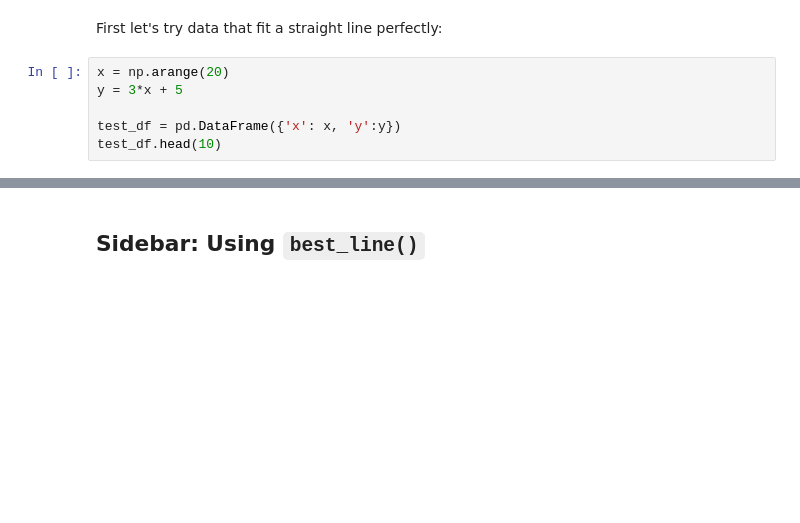
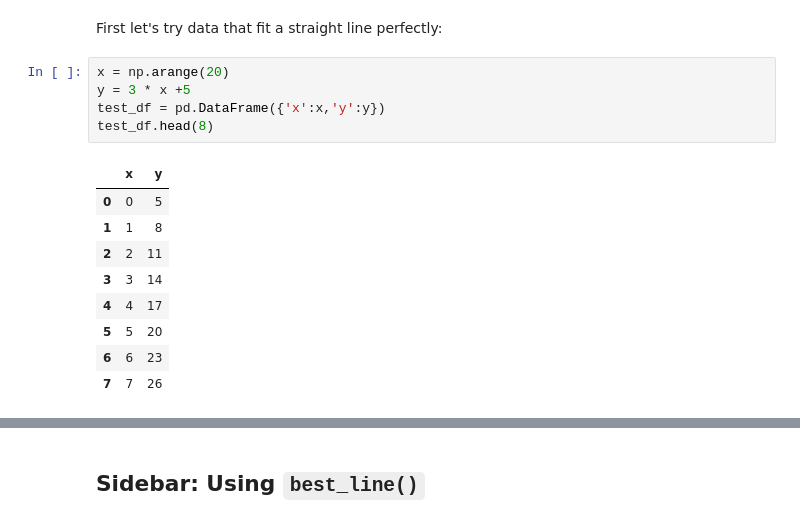
Before and after one commit to GraceMwende/PHASE_2-MS_DS, a Jupyter notebook: Flatiron/week5/simple_linear_regression(flex).ipynb, the cells around one changed output, grey strips where cells are left out. Cells and saved outputs as stored; diff of their text form; blank space fills up the shorter version.

```diff
--- a/Flatiron/week5/simple_linear_regression(flex).ipynb
+++ b/Flatiron/week5/simple_linear_regression(flex).ipynb
@@ -214,9 +214,18 @@ Let's take a look at how to build a simple linear regression model with `statsmo
 First let's try data that fit a straight line perfectly:
 # %%
 x = np.arange(20)
-y = 3*x + 5
-
-test_df = pd.DataFrame({'x': x, 'y':y})
-test_df.head(10)
+y = 3 * x +5
+test_df = pd.DataFrame({'x':x,'y':y})
+test_df.head(8)
+# %% [output]
+|  | x | y |
+| 0 | 0 | 5 |
+| 1 | 1 | 8 |
+| 2 | 2 | 11 |
+| 3 | 3 | 14 |
+| 4 | 4 | 17 |
+| 5 | 5 | 20 |
+| 6 | 6 | 23 |
+| 7 | 7 | 26 |
 # %%
 plt.scatter(x, y)
```
Also changed, not shown: parts of 26 cells of this notebook, 3 other files.
